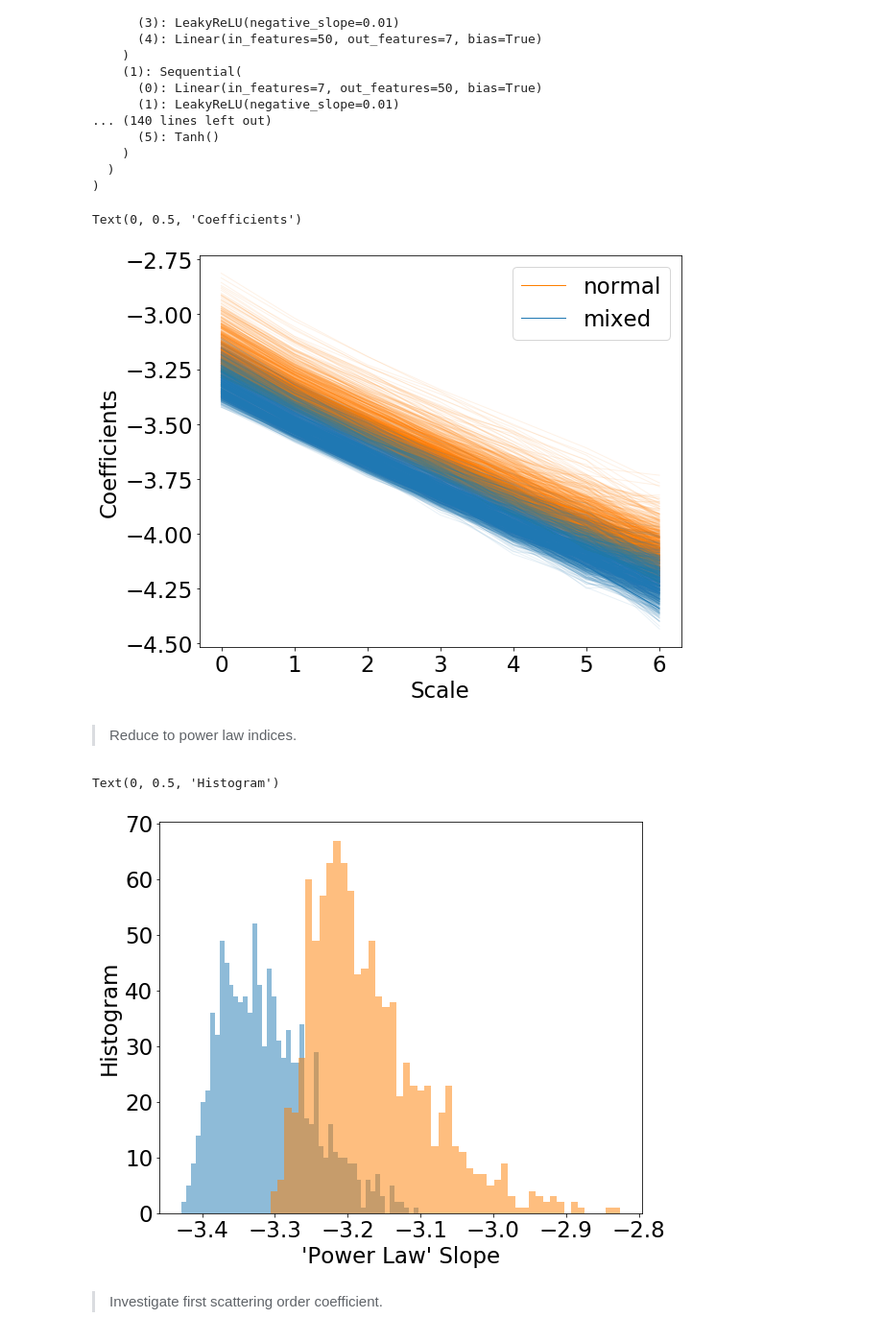
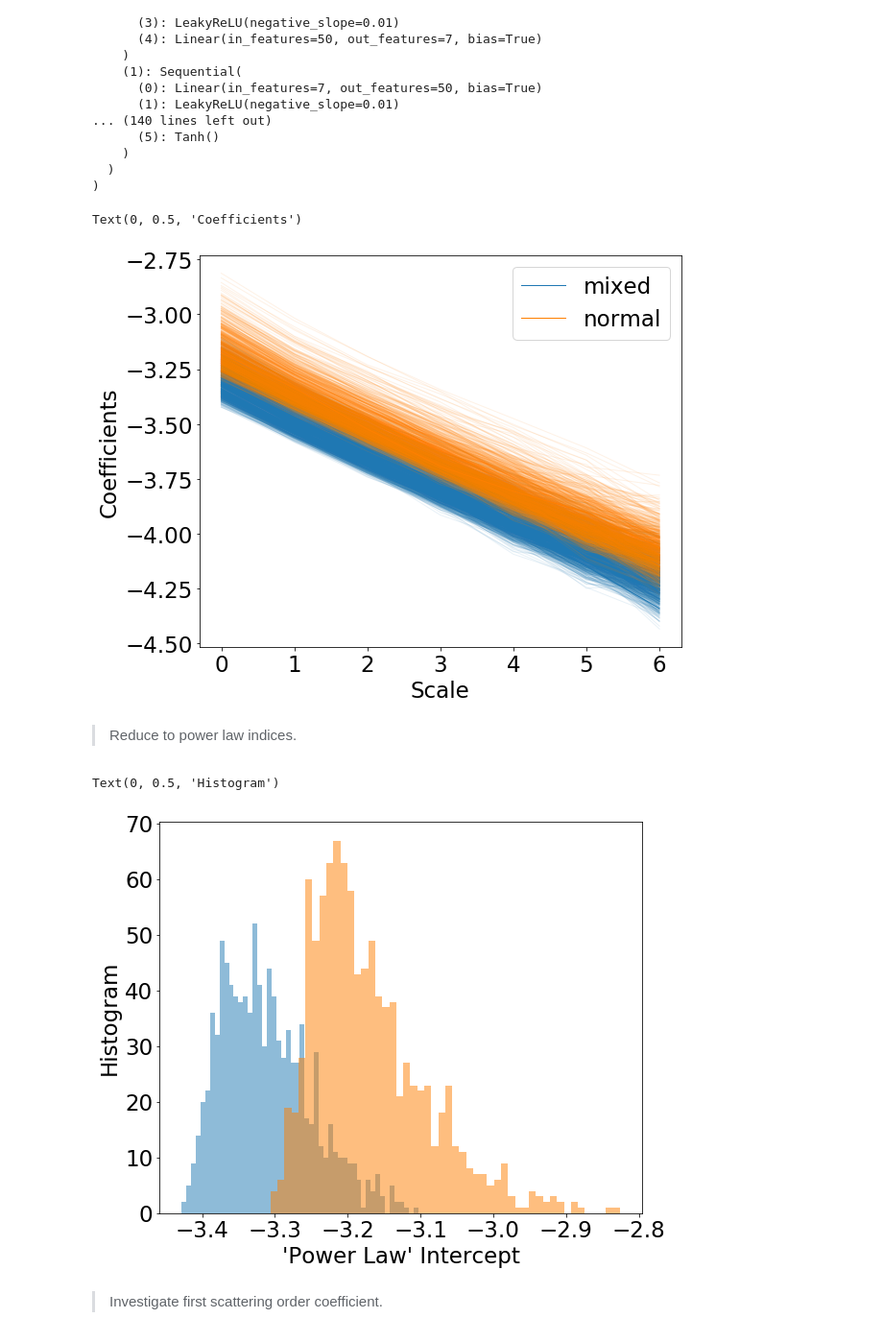
Before and after one commit to tingyuansen/IMLE_on_Galaxy_Images, a Jupyter notebook: AGN_Doublets.ipynb, the cells around one changed output. Shown at 96% size. Cells and saved outputs as stored; diff of their text form; code cells hidden in the pictures.

```diff
--- a/AGN_Doublets.ipynb
+++ b/AGN_Doublets.ipynb
@@ -385,13 +442,13 @@ RealNVP(
   )
 )
 # %%
+Sx_coefficient = np.load("../Sx_all_mixed_dense.npy").T
+plt.plot(np.log10(Sx_coefficient), color=cb2[0], alpha=0.1);
+plt.plot(np.log10(Sx_coefficient[:,0]), color=cb2[0], label="mixed");
+
 Sx_coefficient = np.load("../Sx_all_normal_dense.npy").T
 plt.plot(np.log10(Sx_coefficient), color=cb2[1], alpha=0.1);
 plt.plot(np.log10(Sx_coefficient[:,0]), color=cb2[1], label="normal");
-
-Sx_coefficient = np.load("../Sx_all_mixed_dense.npy").T
-plt.plot(np.log10(Sx_coefficient), color=cb2[0], alpha=0.1);
-plt.plot(np.log10(Sx_coefficient[:,0]), color=cb2[0], label="mixed");
 
 #flow_sample = flow.sample(torch.from_numpy(np.random.normal(size=(10000,7))).float()).detach().numpy().T
 #plt.plot(flow_sample, color=cb2[1], alpha=0.1);
@@ -403,7 +460,7 @@ plt.xlabel("Scale")
 plt.ylabel("Coefficients")
 # %% [output]
 Text(0, 0.5, 'Coefficients')
-[figure, old version]
+[figure, new version]
 # %%
 # choose a index
 ind = 6
@@ -435,35 +492,35 @@ for i in range(Sx_coefficient.shape[0]):
     slope_1.append(slope)
     intercept_1.append(intercept)
 slope_1 = np.array(slope_1)
 intercept_1 = np.array(intercept_1)
 
 #-----------------------------------------------------------------------------------------------------------
 # make linear regression
 slope_2 = []
 intercept_2 = []
 Sx_coefficient = np.load("../Sx_all_normal_dense.npy")[:,:4]
 Sx_coefficient = np.log10(Sx_coefficient)
 
 for i in range(Sx_coefficient.shape[0]):
     slope, intercept, dummy, dummy, dummy = stats.linregress(np.arange(Sx_coefficient.shape[1]),Sx_coefficient[i,:])
     slope_2.append(slope)
     intercept_2.append(intercept)
 slope_2 = np.array(slope_2)
 intercept_2 = np.array(intercept_2)
 
 
 #-----------------------------------------------------------------------------------------------------------
 # plot results
 # plt.hist(slope_1, bins=50, alpha=0.5)
 # plt.hist(slope_2, bins=50, alpha=0.5)
 
 plt.hist(intercept_1, bins=50, alpha=0.5)
 plt.hist(intercept_2, bins=50, alpha=0.5)
-plt.xlabel("'Power Law' Slope")
+plt.xlabel("'Power Law' Intercept")
 plt.ylabel("Histogram")
 # %% [output]
 Text(0, 0.5, 'Histogram')
-[figure, old version]
+[figure, new version]
 # %% [markdown]
 > Investigate first scattering order coefficient.
 # %%
```
Also changed, not shown: parts of 7 cells of this notebook, 3 other files.
